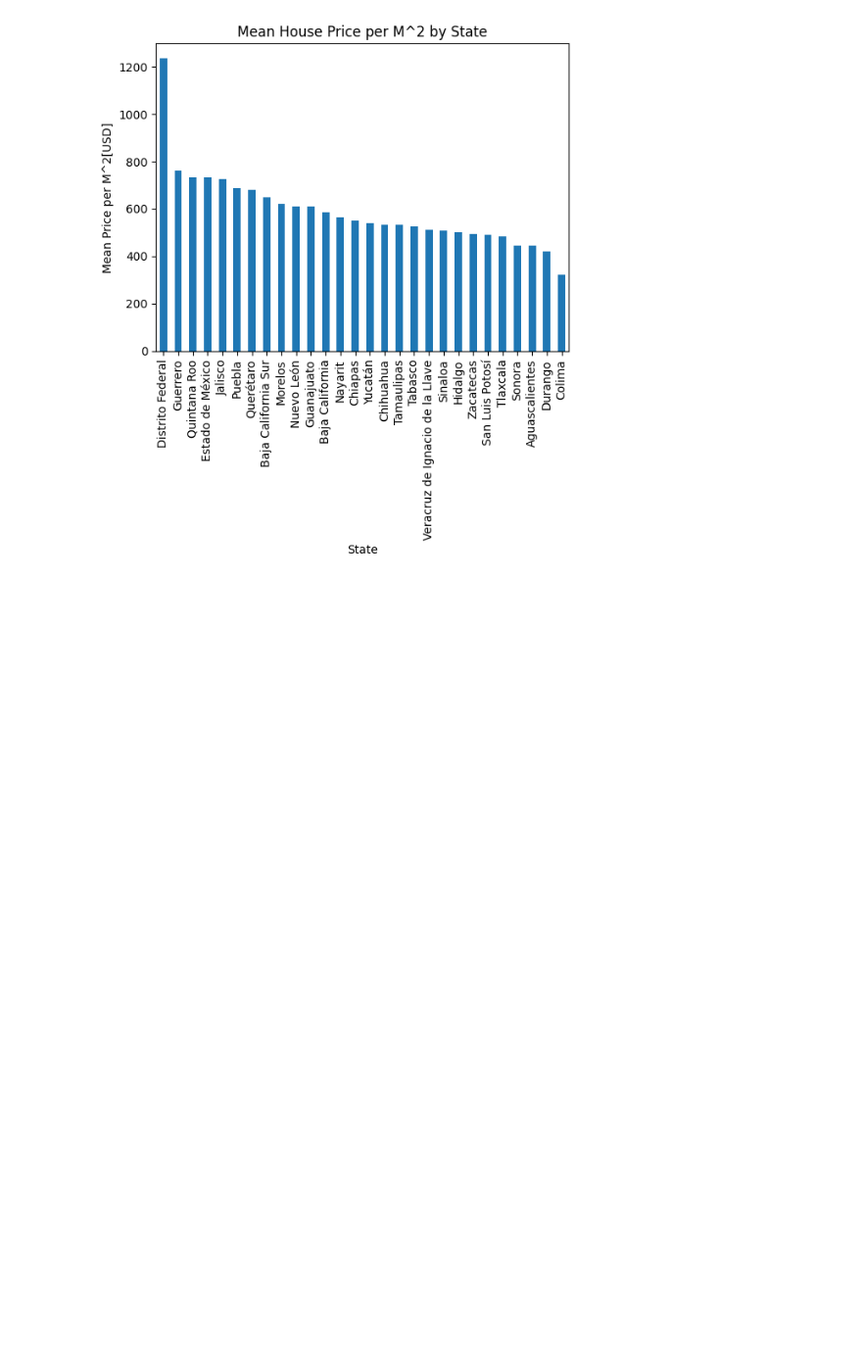
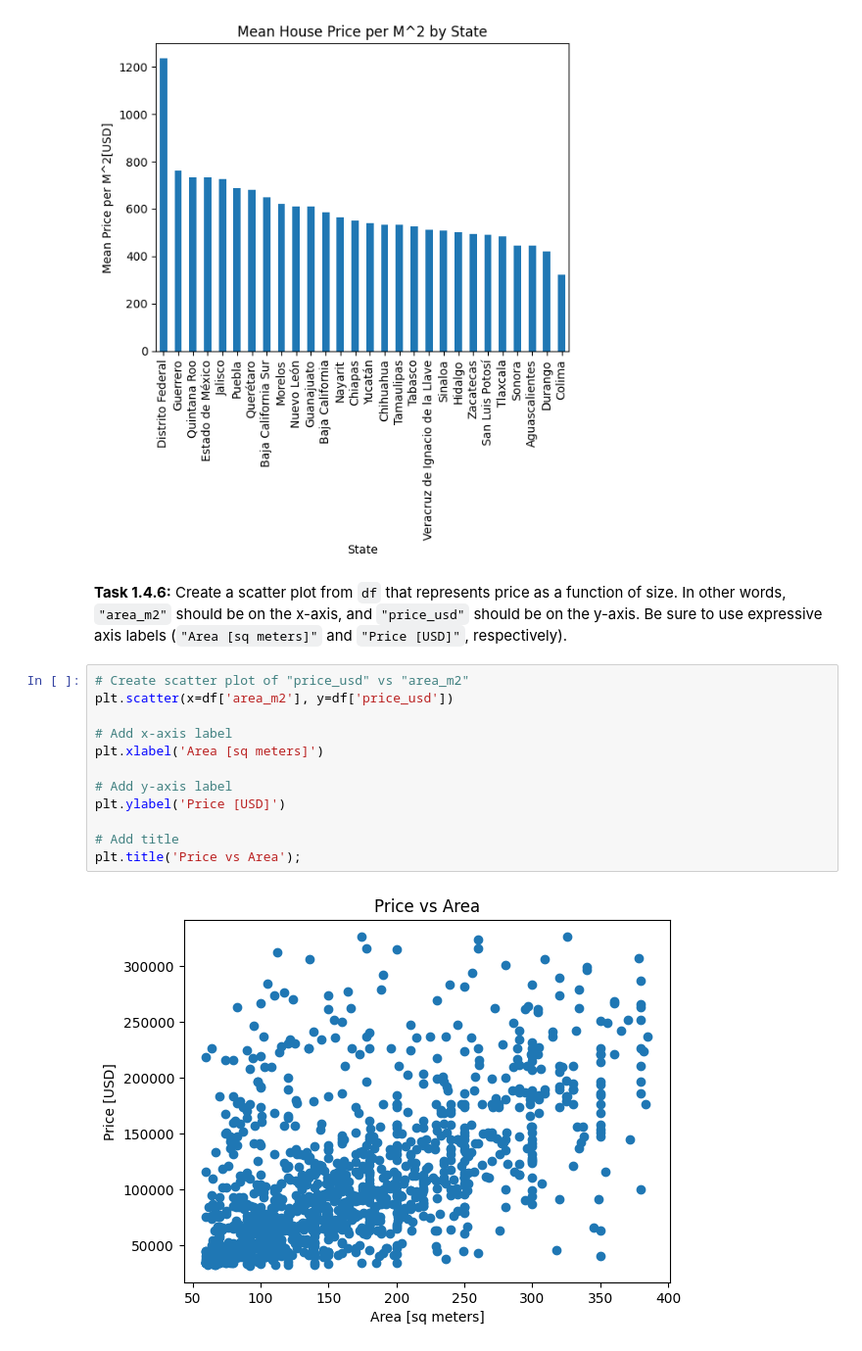
Before and after one commit to Ofgeha-Gelana/Housing-in-Mexico, a Jupyter notebook: notebooks/014-size-or-location.ipynb, the cells around one changed output. Shown at 98% size. Saved outputs shown, nothing was run; the diff lists cells and outputs as text; blank space fills up the shorter version.

```diff
--- a/notebooks/014-size-or-location.ipynb
+++ b/notebooks/014-size-or-location.ipynb
@@ -90,3 +90,19 @@ df shape: (1159, 7)
 );
 # %% [output]
 [figure]
+# %% [markdown]
+**Task 1.4.6:** Create a scatter plot from `df` that represents price as a function of size. In other words, `"area_m2"` should be on the x-axis, and `"price_usd"` should be on the y-axis. Be sure to use expressive axis labels (`"Area [sq meters]"` and `"Price [USD]"`, respectively).
+# %%
+# Create scatter plot of "price_usd" vs "area_m2"
+plt.scatter(x=df['area_m2'], y=df['price_usd'])
+
+# Add x-axis label
+plt.xlabel('Area [sq meters]')
+
+# Add y-axis label
+plt.ylabel('Price [USD]')
+
+# Add title
+plt.title('Price vs Area');
+# %% [output]
+[figure, added]
```
Also changed, not shown: parts of 2 cells of this notebook.
